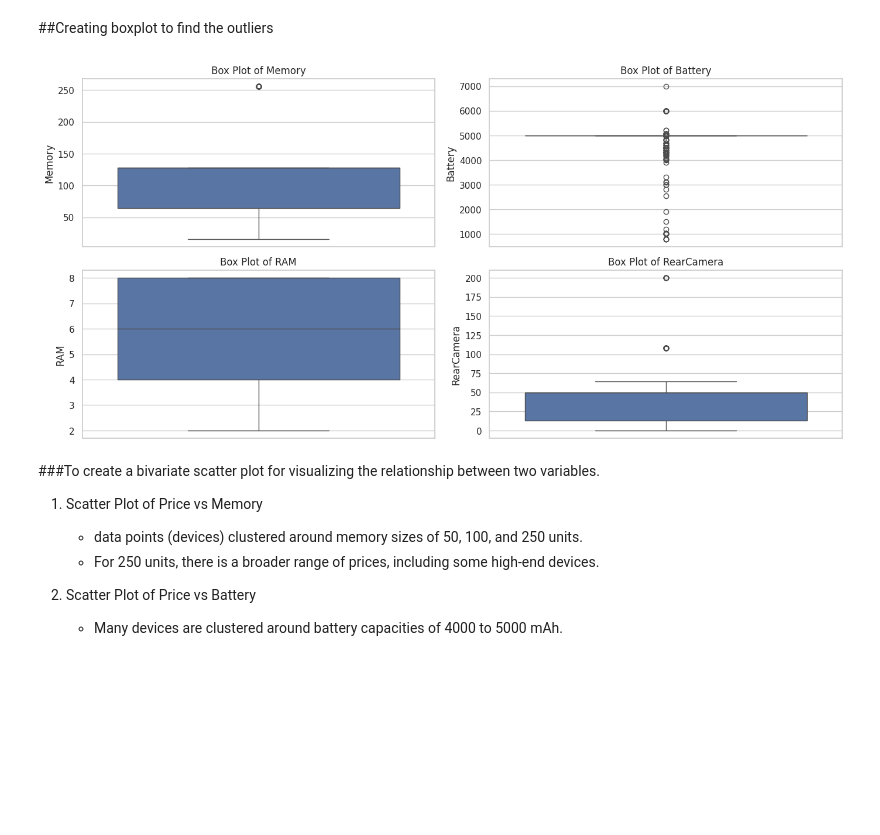
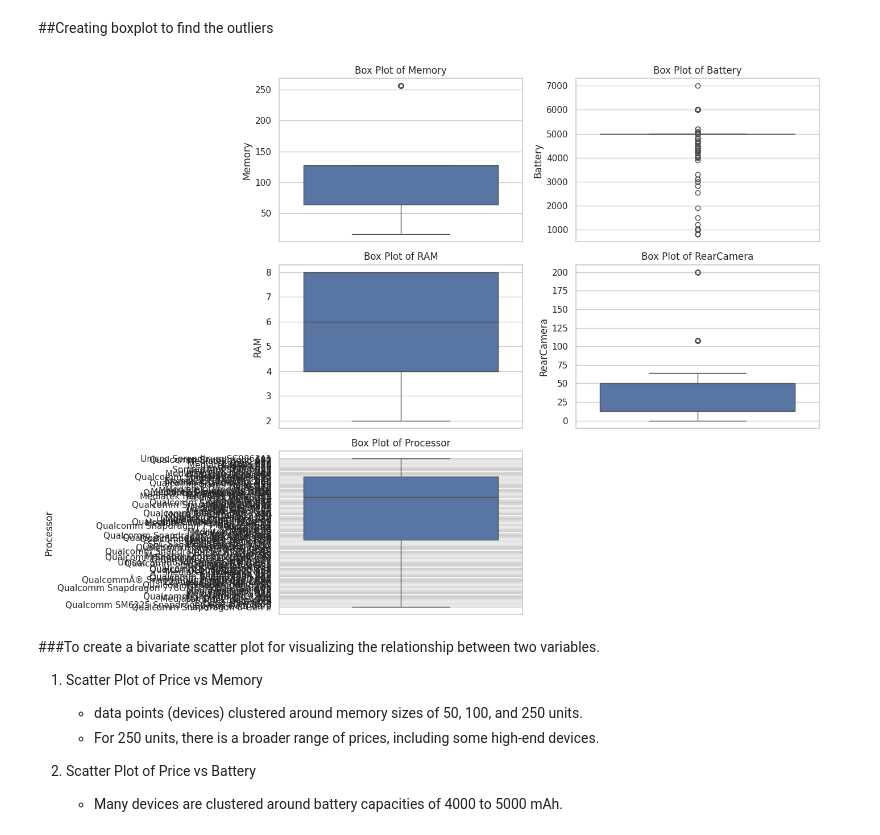
Before and after one commit to santoshdhalwalkar/MobilePhones, a Jupyter notebook: PricePredictionforMobilePhones.ipynb, the cells around one changed output. Cells and saved outputs as stored; diff of their text form; code cells hidden in the pictures; blank space fills up the shorter version.

```diff
--- a/PricePredictionforMobilePhones.ipynb
+++ b/PricePredictionforMobilePhones.ipynb
@@ -514,15 +514,18 @@ plt.show()
 # %% [markdown]
 ##Creating boxplot to find the outliers
 # %%
+# List of numerical features to plot
+features_Processor = ['Memory', 'Battery', 'RAM', 'RearCamera', 'Processor']
+
 plt.figure(figsize=(14, 10))
-for i, feature in enumerate(features):
+for i, features_Processor in enumerate(features_Processor):
     plt.subplot(3, 2, i+1)
-    sns.boxplot(y=df[feature])
-    plt.title(f'Box Plot of {feature}')
+    sns.boxplot(y=df[features_Processor])
+    plt.title(f'Box Plot of {features_Processor}')
 plt.tight_layout()
 plt.show()
 # %% [output]
-[figure, old version]
+[figure, new version]
 # %% [markdown]
 ###To create a bivariate scatter plot for visualizing the relationship between two variables.
 
```
Also changed, not shown: parts of 53 cells of this notebook.
